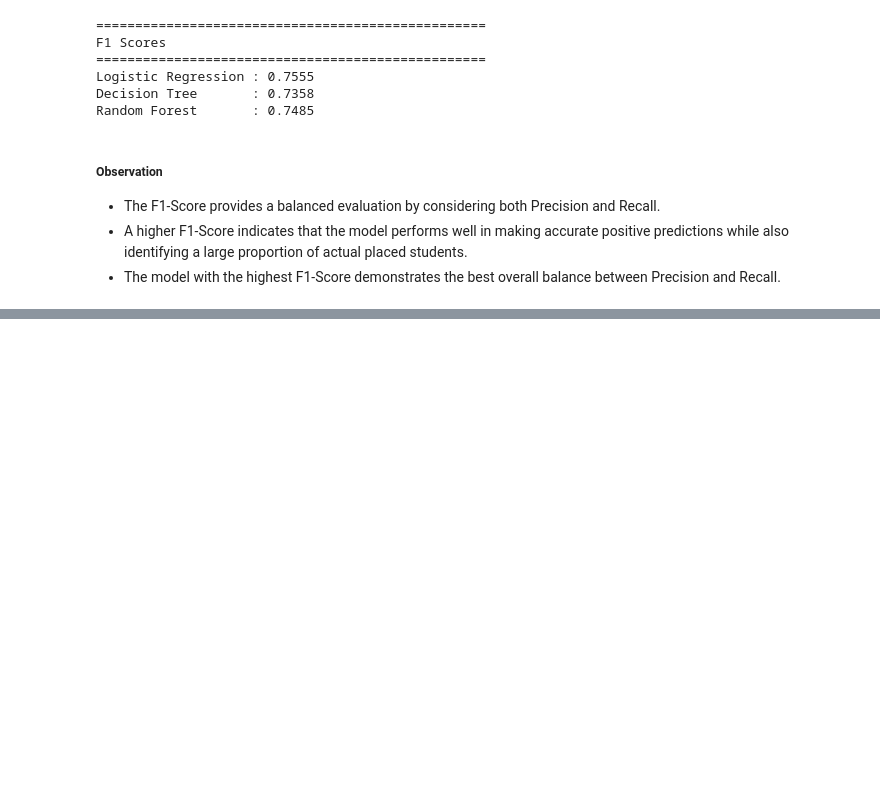
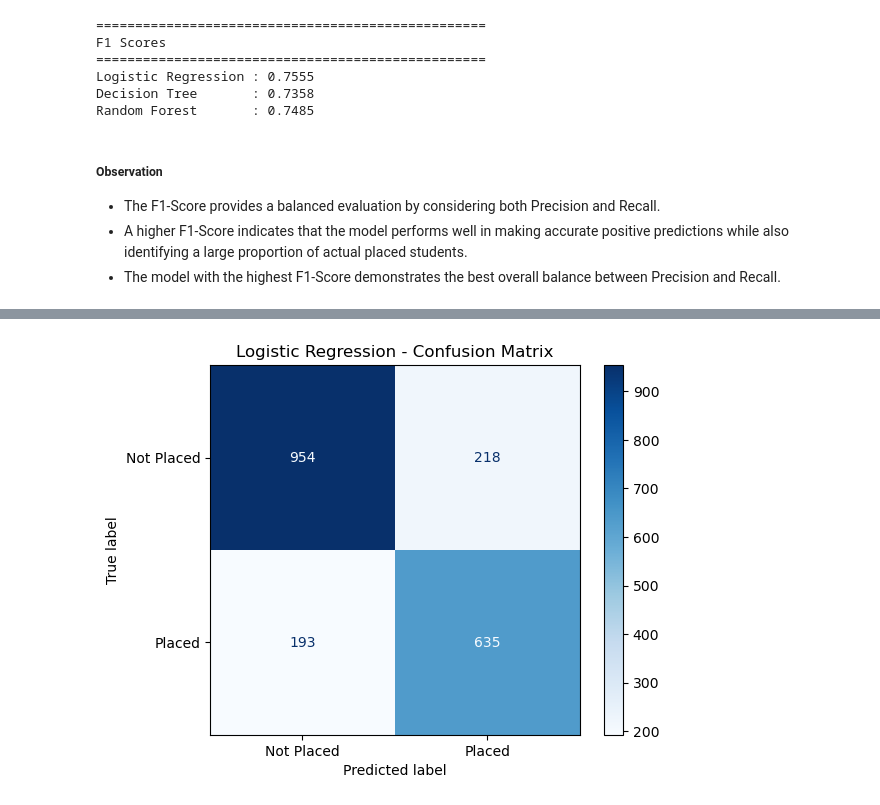
Before and after one commit to avy-pixel/Student-placement-prediction, a Jupyter notebook: Studentdata/Notebook.ipynb, the cells around one changed output, grey strips where cells are left out. Saved outputs shown, nothing was run; the diff lists cells and outputs as text; code cells hidden in the pictures; blank space fills up the shorter version.

```diff
--- a/Studentdata/Notebook.ipynb
+++ b/Studentdata/Notebook.ipynb
@@ -930,0 +942,13 @@ Random Forest       : 0.7485
+# %%
+from sklearn.metrics import confusion_matrix, ConfusionMatrixDisplay
+import matplotlib.pyplot as plt
+# Create Confusion Matrix
+cm = confusion_matrix(y_test, lr_test_preds)
+# Display it
+disp = ConfusionMatrixDisplay(confusion_matrix=cm,
+                              display_labels=["Not Placed","Placed"])
+disp.plot(cmap="Blues")
+plt.title("Logistic Regression - Confusion Matrix")
+plt.show()
+# %% [output]
+[figure, added]
```
Also changed, not shown: parts of 25 cells of this notebook, 1 other file.
